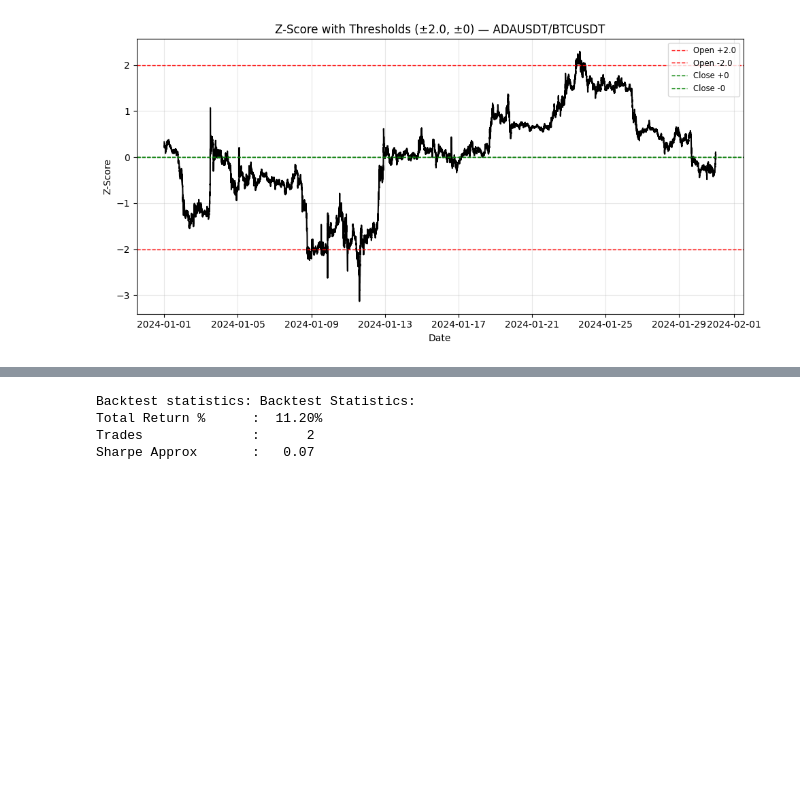
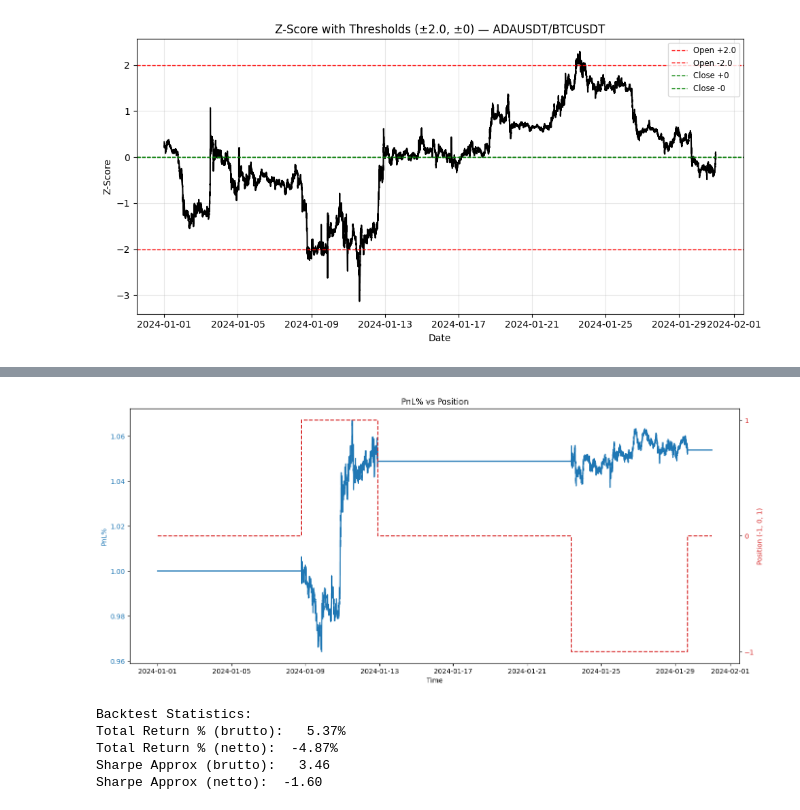
Before and after one commit to damianlebiedz/research-paper, a Jupyter notebook: notebooks/run_simple_pair_trading.ipynb, the cells around one changed output, grey strips where cells are left out. Drawn from its saved outputs; the diff is of its cells as text; code cells hidden in the pictures; blank space fills up the shorter version.

Commit message:
Update a simple strategy pipeline with better benchmark and backtest functions.

```diff
--- a/notebooks/run_simple_pair_trading.ipynb
+++ b/notebooks/run_simple_pair_trading.ipynb
@@ -72,12 +128,17 @@ strategy = PairsTradingStrategy(tickers=tickers, entry_threshold=2.0, exit_thres
+# %%
+from src.visualization.plots import plot_pnl_and_positions
+
+plot_pnl_and_positions(df.data)
+# %% [output]
+[figure, added]
 # %%
-from src.performance.backtest_engine import BacktestEngine
+from src.performance.pair_trading_strategy import calculate_stats
 
-# Initialize and run backtest engine
-engine = BacktestEngine(data=df.data, strategy=strategy)
-results, stats = engine.run()
-print(f"Backtest statistics: {stats}")
+stats = calculate_stats(df)
+print(stats)
 # %% [output]
-Backtest statistics: Backtest Statistics:
-Total Return %      :  11.20%
-Trades              :      2
-Sharpe Approx       :   0.07
+Backtest Statistics:
+Total Return % (brutto):   5.37%
+Total Return % (netto):  -4.87%
+Sharpe Approx (brutto):   3.46
+Sharpe Approx (netto):  -1.60
```
Also changed, not shown: parts of 4 cells of this notebook, 4 other files.
